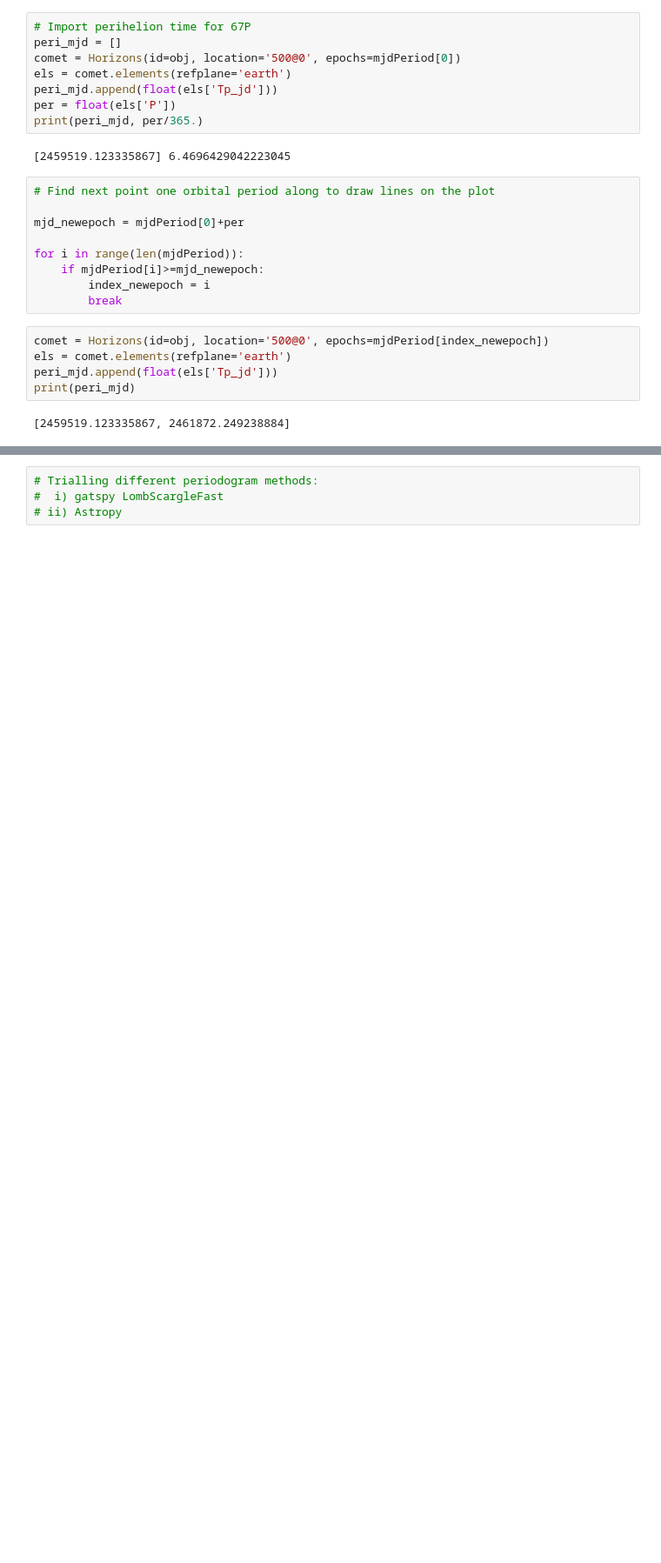
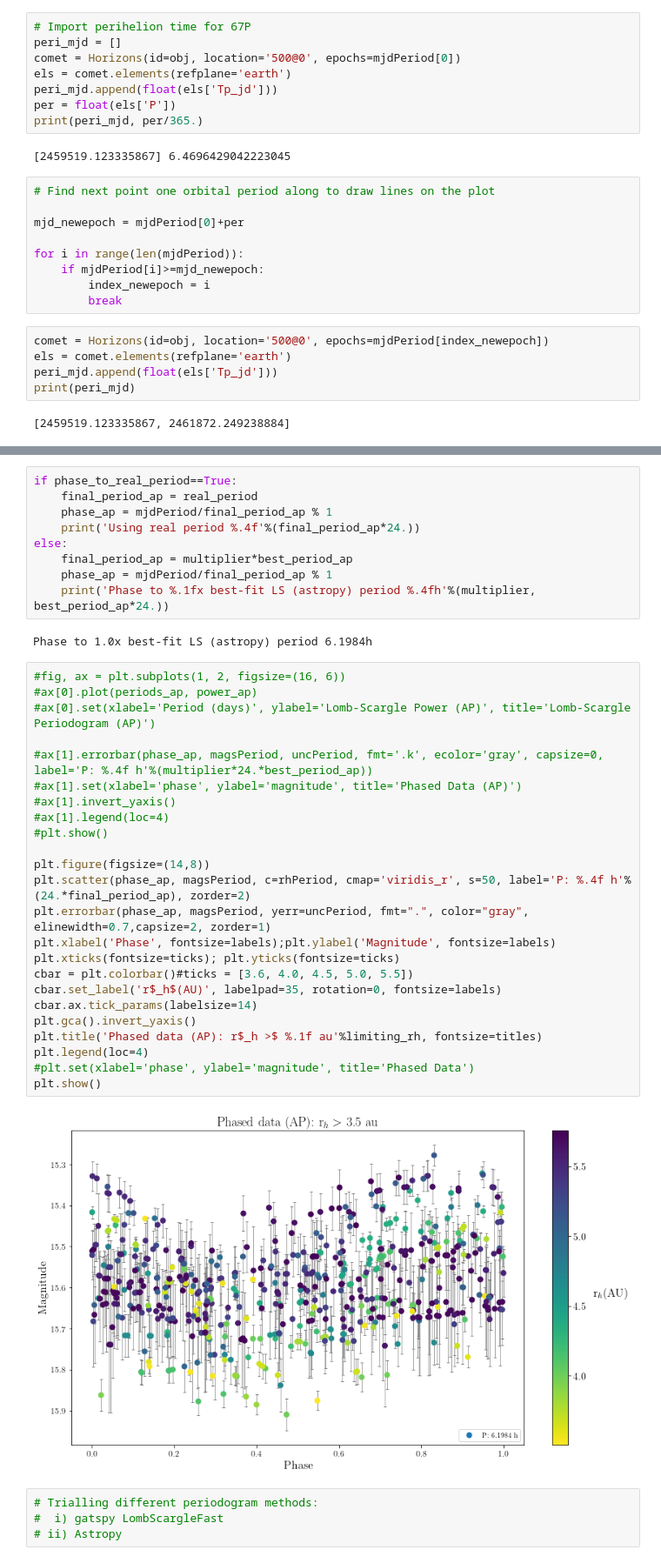
Before and after one commit to ald20/lsst_lcs, a Jupyter notebook: periodogram.ipynb, the cells around one changed output, grey strips where cells are left out. Shown at 87% size. Saved outputs shown, nothing was run; the diff lists cells and outputs as text; blank space fills up the shorter version.

```diff
--- a/periodogram.ipynb
+++ b/periodogram.ipynb
@@ -142,3 +163,40 @@ print(1./(2.*np.mean(tdiff)), 1./(2.*np.median(tdiff)), 1./(2.*max(tdiff)), 1./(
+# %%
+if phase_to_real_period==True:
+    final_period_ap = real_period
+    phase_ap = mjdPeriod/final_period_ap % 1
+    print('Using real period %.4f'%(final_period_ap*24.))
+else:
+    final_period_ap = multiplier*best_period_ap
+    phase_ap = mjdPeriod/final_period_ap % 1
+    print('Phase to %.1fx best-fit LS (astropy) period %.4fh'%(multiplier, best_period_ap*24.))
+# %% [output]
+Phase to 1.0x best-fit LS (astropy) period 6.1984h
+# %%
+#fig, ax = plt.subplots(1, 2, figsize=(16, 6))
+#ax[0].plot(periods_ap, power_ap)
+#ax[0].set(xlabel='Period (days)', ylabel='Lomb-Scargle Power (AP)', title='Lomb-Scargle Periodogram (AP)')
+
+#ax[1].errorbar(phase_ap, magsPeriod, uncPeriod, fmt='.k', ecolor='gray', capsize=0, label='P: %.4f h'%(multiplier*24.*best_period_ap))
+#ax[1].set(xlabel='phase', ylabel='magnitude', title='Phased Data (AP)')
+#ax[1].invert_yaxis()
+#ax[1].legend(loc=4)
+#plt.show()
+
+plt.figure(figsize=(14,8))
+plt.scatter(phase_ap, magsPeriod, c=rhPeriod, cmap='viridis_r', s=50, label='P: %.4f h'%(24.*final_period_ap), zorder=2)
+plt.errorbar(phase_ap, magsPeriod, yerr=uncPeriod, fmt=".", color="gray", elinewidth=0.7,capsize=2, zorder=1)
+plt.xlabel('Phase', fontsize=labels);plt.ylabel('Magnitude', fontsize=labels)
+plt.xticks(fontsize=ticks); plt.yticks(fontsize=ticks)
+cbar = plt.colorbar()#ticks = [3.6, 4.0, 4.5, 5.0, 5.5])
+cbar.set_label('r$_h$(AU)', labelpad=35, rotation=0, fontsize=labels)
+cbar.ax.tick_params(labelsize=14)
+plt.gca().invert_yaxis()
+plt.title('Phased data (AP): r$_h >$ %.1f au'%limiting_rh, fontsize=titles)
+plt.legend(loc=4)
+#plt.set(xlabel='phase', ylabel='magnitude', title='Phased Data')
+plt.show()
+# %% [output]
+[figure, added]
 # %%
 # Trialling different periodogram methods:
 #  i) gatspy LombScargleFast
```
Also changed, not shown: parts of 30 cells of this notebook, 2 other files.
